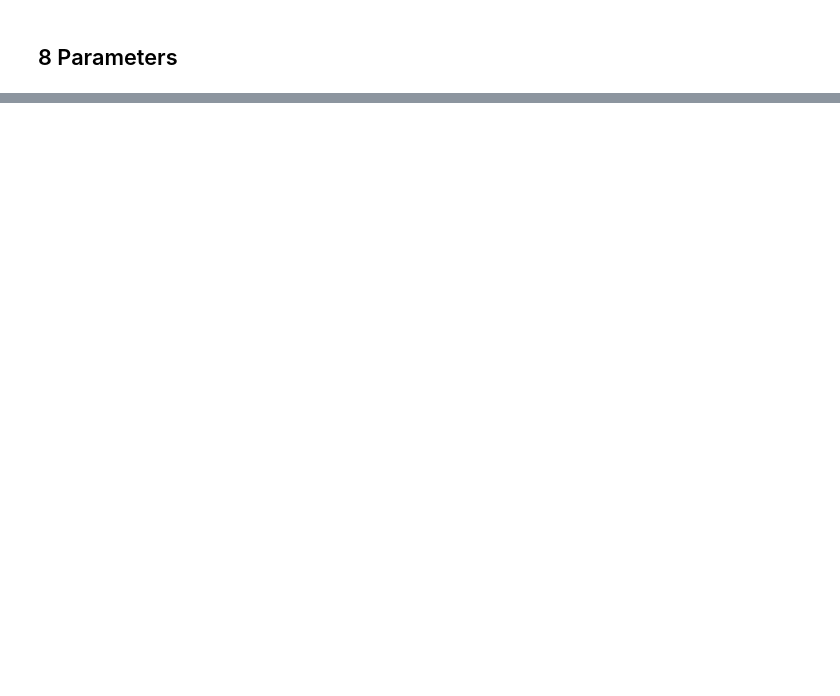
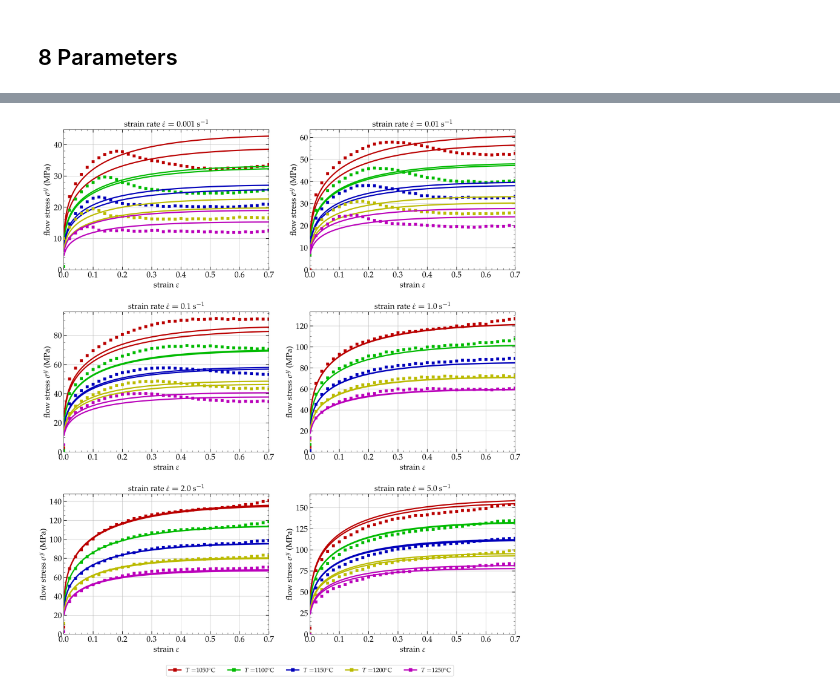
Before and after one commit to pantale/mdpi-metals-2023, a Jupyter notebook: Models/HS/HS-6.ipynb, the cells around one changed output, grey strips where cells are left out. Saved outputs shown, nothing was run; the diff lists cells and outputs as text; code cells hidden in the pictures; blank space fills up the shorter version.

```diff
--- a/Models/HS/HS-6.ipynb
+++ b/Models/HS/HS-6.ipynb
@@ -152,34 +341,36 @@ for epsp in list(epsps):
     plt.subplot(xs, ys, idx)
     sbdata = shortData[shortData[:,1] == epsp]
     cl =0
     for temp in list(temperatures):
         sbdata1 = sbdata[sbdata[:,2] == temp]
         plt.plot(sbdata1[:,0], sbdata1[:,3], colors[cl], marker = 's', markersize = 5, linestyle = 'none')
-        #plt.plot(strains, HS5(strains, epsp, temp, fit5.params), colors[cl], linewidth = 2.5)
+        plt.plot(strains, HS5(strains, epsp, temp, fit5.params), colors[cl], linewidth = 2.5)
         #plt.plot(strains, HS6(strains, epsp, temp, fit6.params), colors[cl], linewidth = 2.5)
         plt.plot(strains, HS7(strains, epsp, temp, fit7.params), colors[cl], linewidth = 2.5)
         #plt.plot(strains, HS8(strains, epsp, temp, fit8.params), colors[cl], linewidth = 2.5)
         plt.rcParams['xtick.labelsize'] = 16
         plt.rcParams['ytick.labelsize'] = 16
         cl += 1
     plt.xlim(0, 0.7)
     plt.ylim(bottom = 0)
     plt.xlabel(r'strain $\varepsilon$', fontsize = 16) # Labels the x axis
     plt.ylabel(r'flow stress $\sigma^y$ (MPa)', fontsize = 16) # Labels the y axis
     plt.title(r'strain rate $\dot{\varepsilon} = ' + str(epsp) + '$ s$^{-1}$', fontsize = 16) # Self explicit command
     idx += 1
 
 legendLines = []
 cl = 0
 for temp in list(temperatures):
     legendLines.append((r'$T=$' + str(int(temp)) + r'$^{\circ}$C', {'color':colors[cl], 'linestyle':'-', 'linewidth':2.5, 'marker':'s'}))
     cl += 1
 
 plt.legend([create_dummy_line(**l[1]) for l in legendLines],[l[0] for l in legendLines],
            loc = 'upper center', fontsize = 12, ncols = 5, bbox_to_anchor = (0.0, -0.2), shadow = False)
 
 plt.savefig("CompExpHS.svg")
 plt.show()
+# %% [output]
+[figure, added]
 # %%
 HS5stress = HS5(identData[:,0], identData[:,1], identData[:,2], fit5.params)
 HS6stress = HS6(identData[:,0], identData[:,1], identData[:,2], fit6.params)
```
Also changed, not shown: parts of 12 cells of this notebook, 3 other files.
